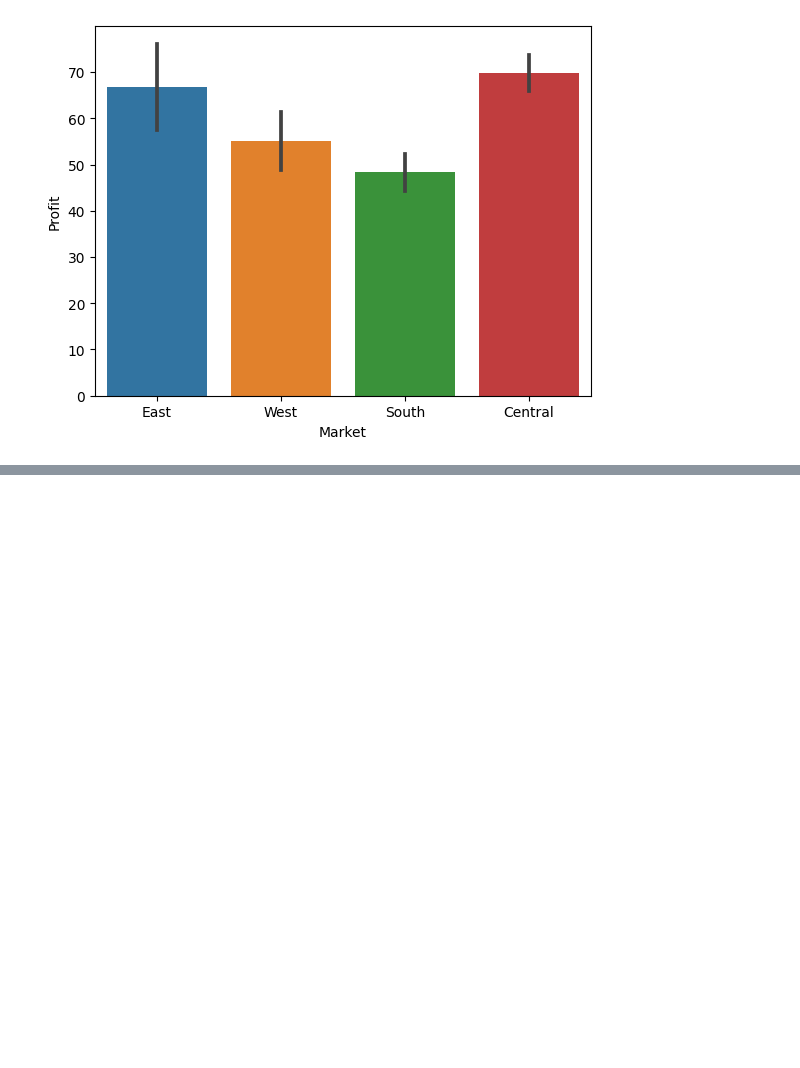
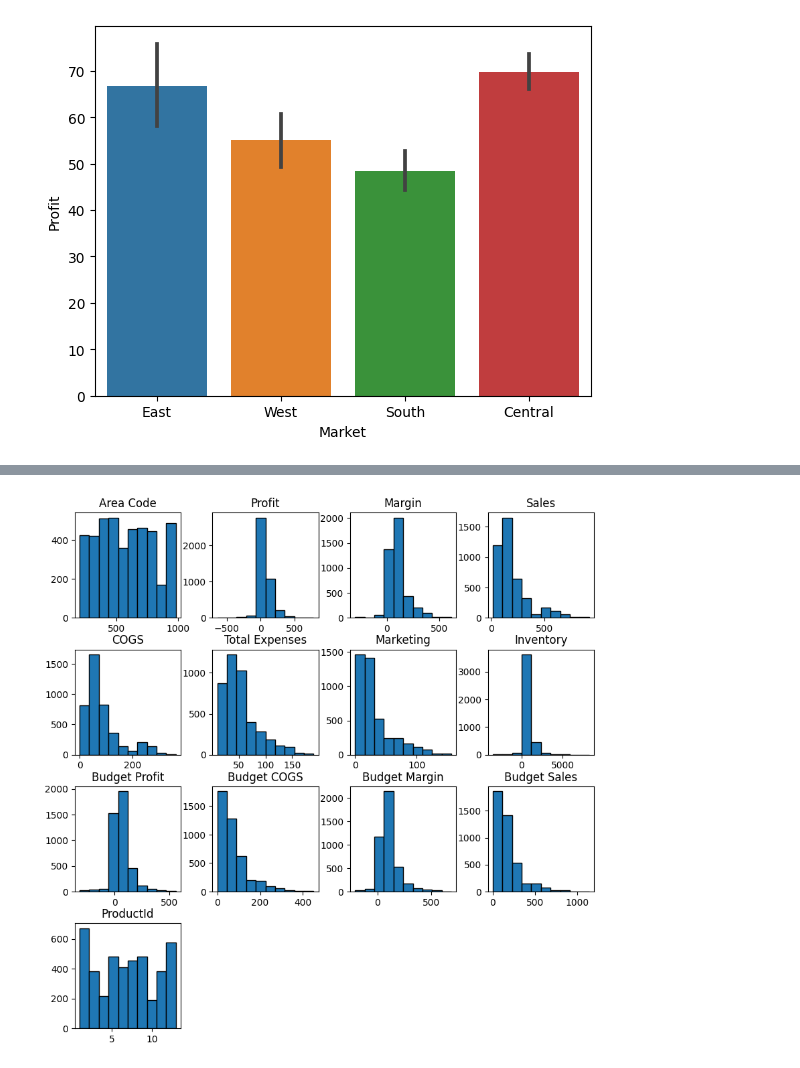
Before and after one commit to mvince33/us_stores_sales, a Jupyter notebook: us_stores_sales.ipynb, the cells around one changed output, grey strips where cells are left out. Saved outputs shown, nothing was run; the diff lists cells and outputs as text; code cells hidden in the pictures; blank space fills up the shorter version.

Commit message:
Added some histograms and a heatmap of correlations.

```diff
--- a/us_stores_sales.ipynb
+++ b/us_stores_sales.ipynb
@@ -118,0 +119,5 @@ plt.xticks(rotation = 80);
+# %%
+# Construct histograms
+df.hist(figsize = (10, 10), grid = False, edgecolor = 'k');
+# %% [output]
+[figure, added]
```
Also changed, not shown: parts of 2 cells of this notebook.
